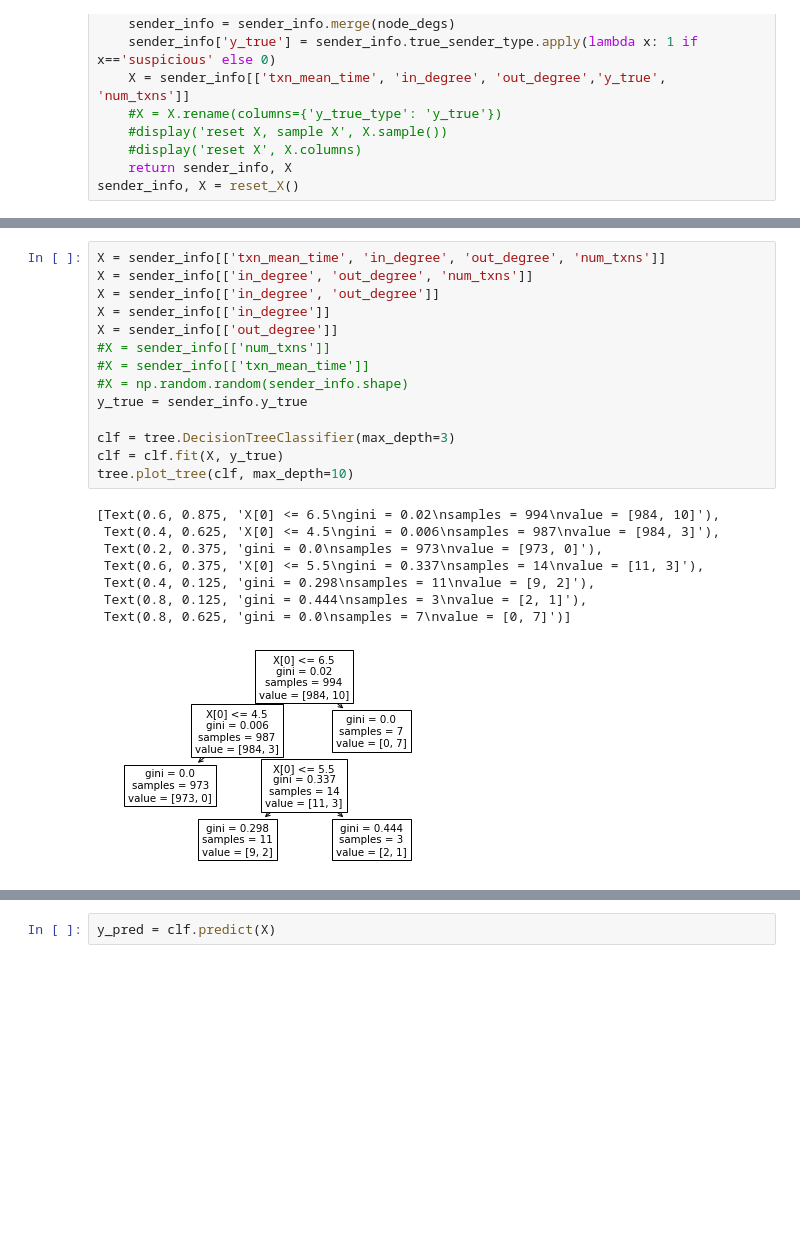
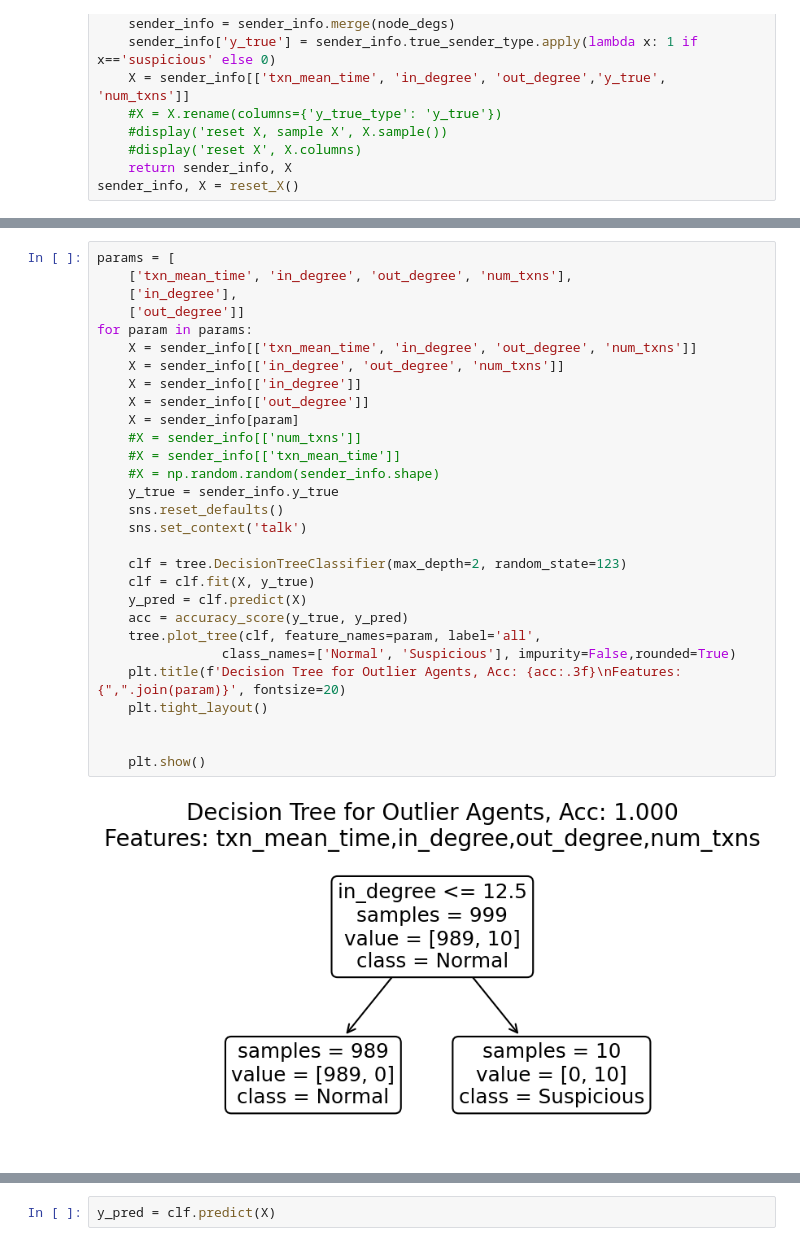
Before and after one commit to nouyang/fake-banking-data, a Jupyter notebook: tmp.ipynb, the cells around one changed output, grey strips where cells are left out. Saved outputs shown, nothing was run; the diff lists cells and outputs as text; blank space fills up the shorter version.

Commit message:
adding latest graph visualizations :

```diff
--- a/tmp.ipynb
+++ b/tmp.ipynb
@@ -359,23 +359,31 @@ sender_info
 # %%
-X = sender_info[['txn_mean_time', 'in_degree', 'out_degree', 'num_txns']]
-X = sender_info[['in_degree', 'out_degree', 'num_txns']]
-X = sender_info[['in_degree', 'out_degree']]
-X = sender_info[['in_degree']]
-X = sender_info[['out_degree']]
-#X = sender_info[['num_txns']]
-#X = sender_info[['txn_mean_time']]
-#X = np.random.random(sender_info.shape)
-y_true = sender_info.y_true
+params = [
+    ['txn_mean_time', 'in_degree', 'out_degree', 'num_txns'],
+    ['in_degree'],
+    ['out_degree']]
+for param in params:
+    X = sender_info[['txn_mean_time', 'in_degree', 'out_degree', 'num_txns']]
+    X = sender_info[['in_degree', 'out_degree', 'num_txns']]
+    X = sender_info[['in_degree']]
+    X = sender_info[['out_degree']]
+    X = sender_info[param]
+    #X = sender_info[['num_txns']]
+    #X = sender_info[['txn_mean_time']]
+    #X = np.random.random(sender_info.shape)
+    y_true = sender_info.y_true
+    sns.reset_defaults()
+    sns.set_context('talk')
 
-clf = tree.DecisionTreeClassifier(max_depth=3)
-clf = clf.fit(X, y_true)
-tree.plot_tree(clf, max_depth=10)
+    clf = tree.DecisionTreeClassifier(max_depth=2, random_state=123)
+    clf = clf.fit(X, y_true)
+    y_pred = clf.predict(X)
+    acc = accuracy_score(y_true, y_pred)
+    tree.plot_tree(clf, feature_names=param, label='all',
+                class_names=['Normal', 'Suspicious'], impurity=False,rounded=True)
+    plt.title(f'Decision Tree for Outlier Agents, Acc: {acc:.3f}\nFeatures: {",".join(param)}', fontsize=20)
+    plt.tight_layout()
+
+
+    plt.show()
 # %% [output]
-[Text(0.6, 0.875, 'X[0] <= 6.5\ngini = 0.02\nsamples = 994\nvalue = [984, 10]'),
- Text(0.4, 0.625, 'X[0] <= 4.5\ngini = 0.006\nsamples = 987\nvalue = [984, 3]'),
- Text(0.2, 0.375, 'gini = 0.0\nsamples = 973\nvalue = [973, 0]'),
- Text(0.6, 0.375, 'X[0] <= 5.5\ngini = 0.337\nsamples = 14\nvalue = [11, 3]'),
- Text(0.4, 0.125, 'gini = 0.298\nsamples = 11\nvalue = [9, 2]'),
- Text(0.8, 0.125, 'gini = 0.444\nsamples = 3\nvalue = [2, 1]'),
- Text(0.8, 0.625, 'gini = 0.0\nsamples = 7\nvalue = [0, 7]')]
-[figure, old version]
+[figure, new version]
```
Also changed, not shown: parts of 24 cells of this notebook, 21 other files.
